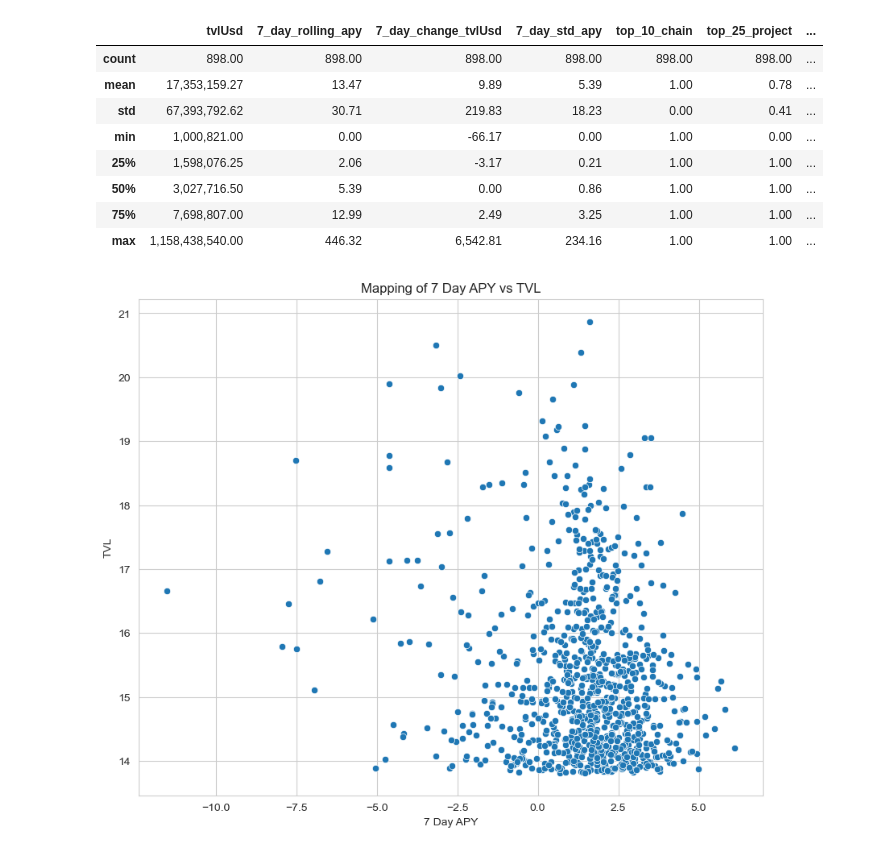
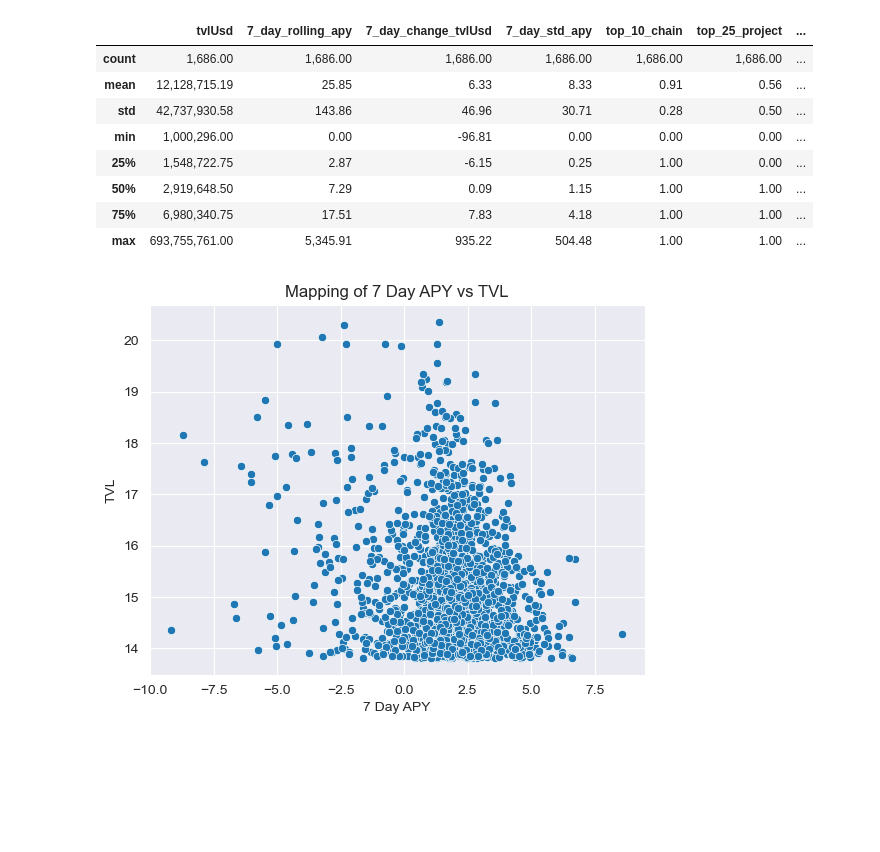
Before and after one commit to RazDwa1923/ML_Price, a Jupyter notebook: DeFi_Pool_k-means_clustering.ipynb, the cells around one changed output. Saved outputs shown, nothing was run; the diff lists cells and outputs as text; code cells hidden in the pictures; blank space fills up the shorter version.

```diff
--- a/DeFi_Pool_k-means_clustering.ipynb
+++ b/DeFi_Pool_k-means_clustering.ipynb
@@ -37,9 +37,9 @@ pd.options.display.float_format = '{:,.2f}'.format
 data = data[(data['tvlUsd'] > 0) & (data['apy'] > 0)]
 
 # use only the past 35 days of data for each pool. Defined as 35 days from analysis date below
-analysis_date = '2023-12-15' # change the analysis date here
+analysis_date = '2023-12-31' # change the analysis date here
 data['date'] = pd.to_datetime(data['date'])
-data = data[data['date'] >= pd.to_datetime(analysis_date) - pd.DateOffset(days=35)]
+data = data[data['date'] >= pd.to_datetime(analysis_date) - pd.DateOffset(days=50)]
 
 #sort the data table by pool and by date
 data = data.sort_values(['pool', 'date'], ascending=[True, True]).reset_index(drop=True)
@@ -48,6 +48,13 @@ data = data.sort_values(['pool', 'date'], ascending=[True, True]).reset_index(dr
 data['7_day_rolling_apy'] = data.groupby('pool')['apy'].transform(lambda x: x.rolling(7, 1).mean())
 data['30_day_rolling_apy'] = data.groupby('pool')['apy'].transform(lambda x: x.rolling(30, 1).mean())
 
+# create a new column which the rolling average of APY forward looking for the next 7 days. The column will calculate from the analysis date and backwards. After the calculion delete all rows which are greater than the analysis date -15 days
+data['7_day_rolling_apy_forward'] = data.groupby('pool')['apy'].transform(lambda x: x.rolling(7, 1).mean().shift(-7))
+
+# calculate the standard deviation of the forward looking 7-day rolling APY
+data['7_day_std_apy_forward'] = data.groupby('pool')['apy'].transform(lambda x: x.rolling(7, 1).std().shift(-7))
+data = data[data['date'] <= pd.to_datetime(analysis_date) - pd.DateOffset(days=15)]
+
 # create 2 new columns to calculate the change in tvlUsd over 7 days and 30 days
 data['7_day_change_tvlUsd'] = data.groupby(['pool'])['tvlUsd'].pct_change(periods=7) * 100
 data['30_day_change_tvlUsd'] = data.groupby(['pool'])['tvlUsd'].pct_change(periods=30) * 100
@@ -58,8 +65,9 @@ data['30_day_std_apy'] = data.groupby('pool')['apy'].transform(lambda x: x.rolli
 # %%
 # Data Transformation - Adding new columns for the underlying tokens & taking only the most recent date
 
-# for the purpose of this analysis, I will only use the data from the maximum date in the dataset
-data = data[data['date'] == data['date'].max()]
+# for the purpose of this analysis, is the analysis date - 15 days
+cluster_date = '2023-12-15' # change the cluster date here
+data = data[data['date'] == pd.to_datetime(cluster_date)]
 
 # creating a list of all unique chains in the data set
 chains = data['chain'].unique()
@@ -79,8 +87,3 @@ data = pd.concat([data, symbol_split], axis=1)
 
 # create a new column called num_tokens which is the number of tokens in the symbol
 data['num_tokens'] = data['symbol'].str.count('-') + 1
-
-# describe the data
-display(data.describe())
-# displaying chains
-print(chains)
@@ -127,3 +110,9 @@ data['top_25_project'] = np.where(data['project'].isin(top_25_projects_list), 1,
 
 # convert the stablecoin column to be either 1 or 0 instead of True or False
 data['stablecoin'] = np.where(data['stablecoin'] == True, 1, 0)
+
+
+# drop all rows that have a null value in the '7_day_rolling_apy_forward', '7_day_change_tvlUSD', '30_day_change_tvlUsd' columns
+data = data.dropna(subset=['7_day_rolling_apy_forward', '7_day_change_tvlUsd', '30_day_change_tvlUsd'])
+
+data
@@ -136,49 +139,49 @@ data_cluster = data[['project', 'chain', 'pool', 'symbol', 'tvlUsd',
                      '7_day_std_apy', 'top_10_chain', 'top_25_project', 'stablecoin', 'num_tokens']]
 
 # selecting which chains to include in the clustering. The selection is based on a list of predefined chains.
-chains_cluster = ['Ethereum']  # add chains here
-data_cluster = data_cluster[data_cluster['chain'].isin(chains_cluster)]
+#chains_cluster = ['Ethereum']  # add chains here
+#data_cluster = data_cluster[data_cluster['chain'].isin(chains_cluster)]
 
 # remove any outliers from the data by taking out any rows that are more than 3 standard deviations from the mean for the APY 7-day rolling average
 data_cluster = data_cluster[np.abs(data_cluster['7_day_rolling_apy'] -
                                    data_cluster['7_day_rolling_apy'].mean()) <= (3 * data_cluster['7_day_rolling_apy'].std())]
 
 # remove any outliers from the data by taking out any rows that are more than 3 standard deviations from the mean for the change in TVL over 7 days
 data_cluster = data_cluster[np.abs(data_cluster['7_day_change_tvlUsd'] -
                                    data_cluster['7_day_change_tvlUsd'].mean()) <= (3 * data_cluster['7_day_change_tvlUsd'].std())]
 
 # remove any outliers from the data by taking out any rows that are more than 3 standard deviations from the mean for the APY 7-day standard deviation
 data_cluster = data_cluster[np.abs(data_cluster['7_day_std_apy'] -
                                    data_cluster['7_day_std_apy'].mean()) <= (3 * data_cluster['7_day_std_apy'].std())]
 
 # remove any outliers from the data by taking out any rows that are more than 3 standard deviations from the mean for the TVL
 data_cluster = data_cluster[np.abs(data_cluster['tvlUsd'] -
                                    data_cluster['tvlUsd'].mean()) <= (3 * data_cluster['tvlUsd'].std())]
 
 # remove pools that are less than 3 million in TVL
 data_cluster = data_cluster[data_cluster['tvlUsd'] >= 1000000]
 
 # create a new column which is the log of the TVL
 data_cluster['log_tvlUsd'] = np.log(data_cluster['tvlUsd'])
 
 # create a new column which is the log of the 7-day rolling APY
 data_cluster['log_7_day_rolling_apy'] = np.log(data_cluster['7_day_rolling_apy'])
 
 # drop all rows that have a null value
 data_cluster = data_cluster.dropna()
 
 # describe the data
 display(data_cluster.describe())
 # %% [output]
 |  | tvlUsd | 7_day_rolling_apy | 7_day_change_tvlUsd | 7_day_std_apy | top_10_chain | top_25_project | ... |
-| count | 898.00 | 898.00 | 898.00 | 898.00 | 898.00 | 898.00 | ... |
-| mean | 17,353,159.27 | 13.47 | 9.89 | 5.39 | 1.00 | 0.78 | ... |
-| std | 67,393,792.62 | 30.71 | 219.83 | 18.23 | 0.00 | 0.41 | ... |
-| min | 1,000,821.00 | 0.00 | -66.17 | 0.00 | 1.00 | 0.00 | ... |
-| 25% | 1,598,076.25 | 2.06 | -3.17 | 0.21 | 1.00 | 1.00 | ... |
-| 50% | 3,027,716.50 | 5.39 | 0.00 | 0.86 | 1.00 | 1.00 | ... |
-| 75% | 7,698,807.00 | 12.99 | 2.49 | 3.25 | 1.00 | 1.00 | ... |
-| max | 1,158,438,540.00 | 446.32 | 6,542.81 | 234.16 | 1.00 | 1.00 | ... |
+| count | 1,686.00 | 1,686.00 | 1,686.00 | 1,686.00 | 1,686.00 | 1,686.00 | ... |
+| mean | 12,128,715.19 | 25.85 | 6.33 | 8.33 | 0.91 | 0.56 | ... |
+| std | 42,737,930.58 | 143.86 | 46.96 | 30.71 | 0.28 | 0.50 | ... |
+| min | 1,000,296.00 | 0.00 | -96.81 | 0.00 | 0.00 | 0.00 | ... |
+| 25% | 1,548,722.75 | 2.87 | -6.15 | 0.25 | 1.00 | 0.00 | ... |
+| 50% | 2,919,648.50 | 7.29 | 0.09 | 1.15 | 1.00 | 1.00 | ... |
+| 75% | 6,980,340.75 | 17.51 | 7.83 | 4.18 | 1.00 | 1.00 | ... |
+| max | 693,755,761.00 | 5,345.91 | 935.22 | 504.48 | 1.00 | 1.00 | ... |
 # %%
 # Data Visualization - creating a scatter plot using seaborn to visualize the data prior to clustering
 
@@ -196,7 +199,7 @@ plt.rcParams['figure.figsize'] = [10, 8]
 # show the plot
 plt.show()
 # %% [output]
-[figure, old version]
+[figure, new version]
 # %%
 # Data Visualization - creating a facet grid using seaborn to visualize the data prior to clustering. I will use histograms to visualize the distribution of the data for each variable
 
```
Also changed, not shown: parts of 9 cells of this notebook, 5 other files.
